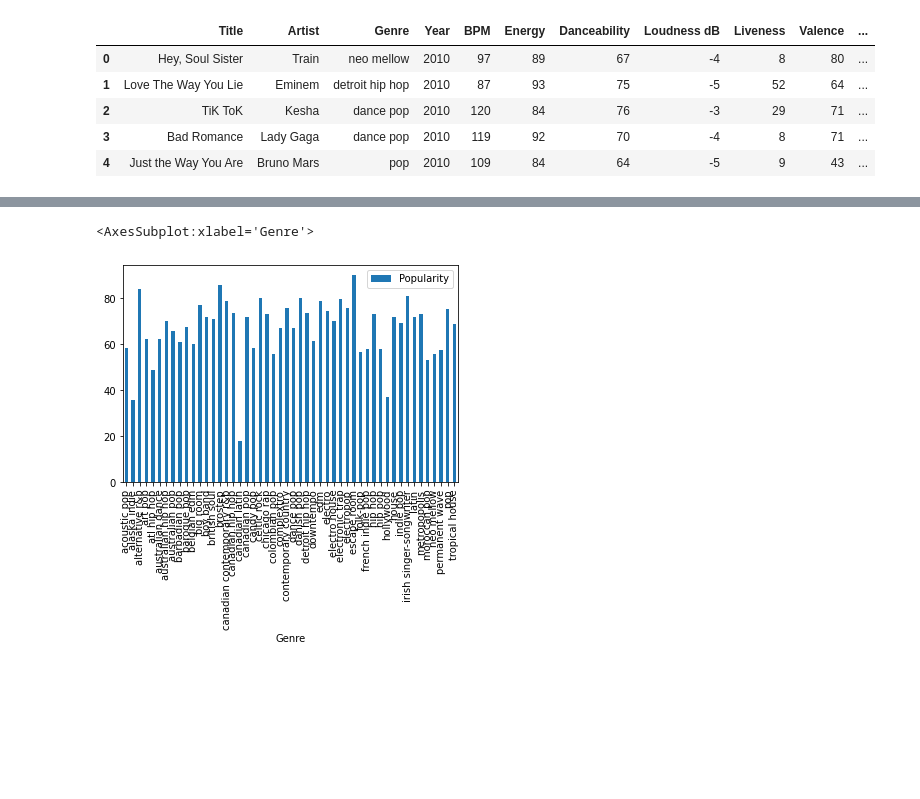
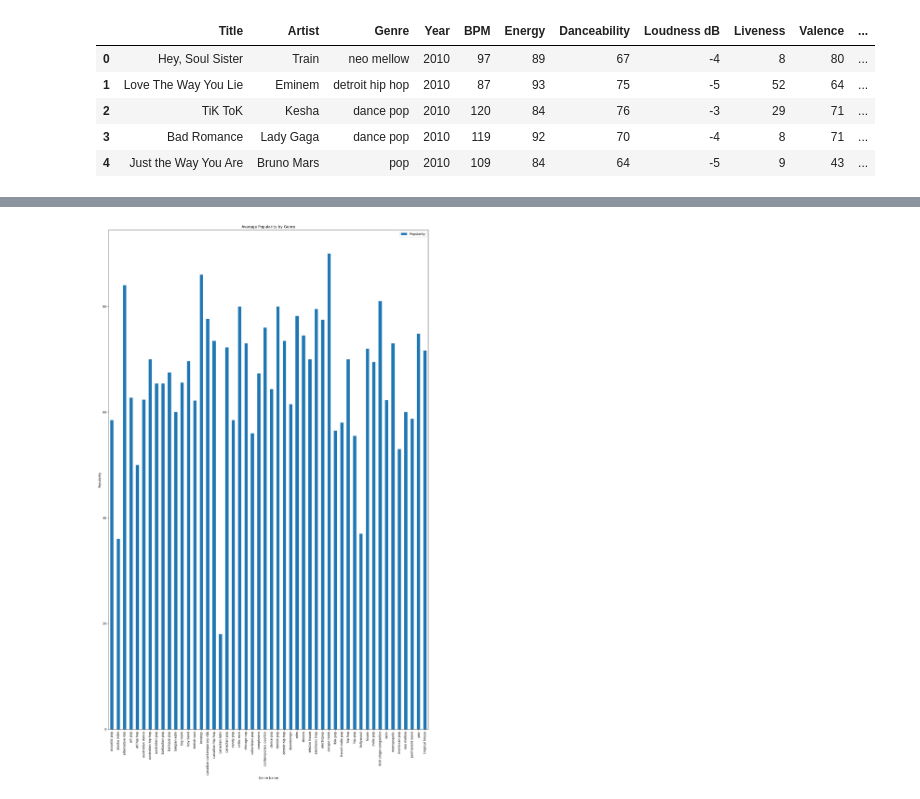
Before and after one commit to StevenTHG/Music-Research-Project-1, a Jupyter notebook: data_source_exploration.ipynb, the cells around one changed output, grey strips where cells are left out. Saved outputs shown, nothing was run; the diff lists cells and outputs as text; code cells hidden in the pictures; blank space fills up the shorter version.

```diff
--- a/data_source_exploration.ipynb
+++ b/data_source_exploration.ipynb
@@ -92,11 +93,15 @@ scatter
 # %%
-median_top_10 = top_10_df.groupby("Genre").median().reset_index()
-median_top_10
-bar = median_top_10.plot(kind="bar",x="Genre",y="Popularity")
-bar
+mean_top_10 = top_10_df.groupby("Genre").mean().reset_index()
+mean_top_10
+
+bar = mean_top_10.plot(kind="bar",x="Genre",y="Popularity",figsize=(15,25))
+plt.title('Average Popularity by Genre')
+plt.ylabel('Popularity')
+plt.xlabel('Genre Name')
+plt.tight_layout()
+plt.show()
 # %% [output]
-<AxesSubplot:xlabel='Genre'>
-[figure, old version]
+[figure, new version]
 # %%
 genre_list = list(top_10_df["Genre"].unique())
 # print(genre_list)
```
Also changed, not shown: parts of 2 cells of this notebook.
